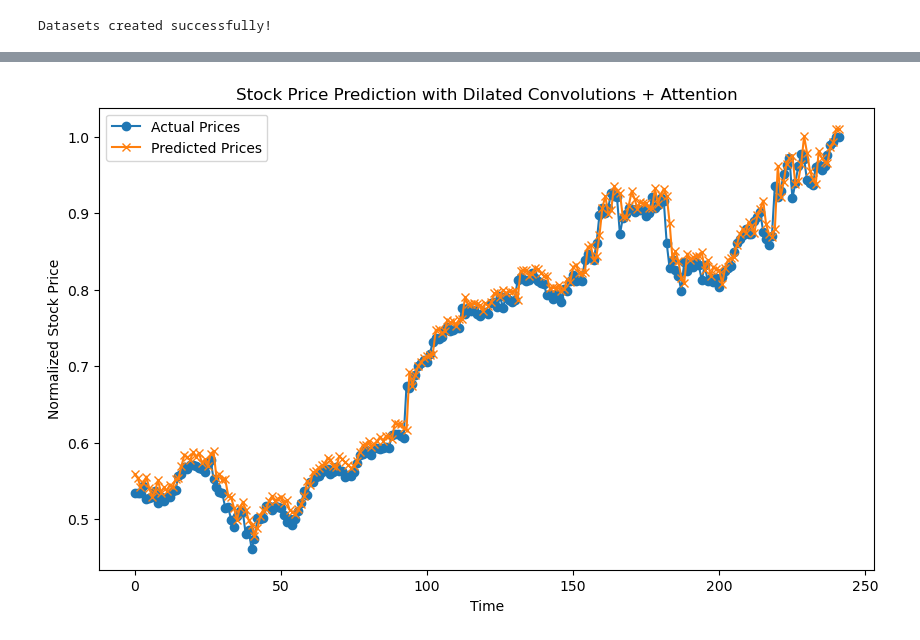
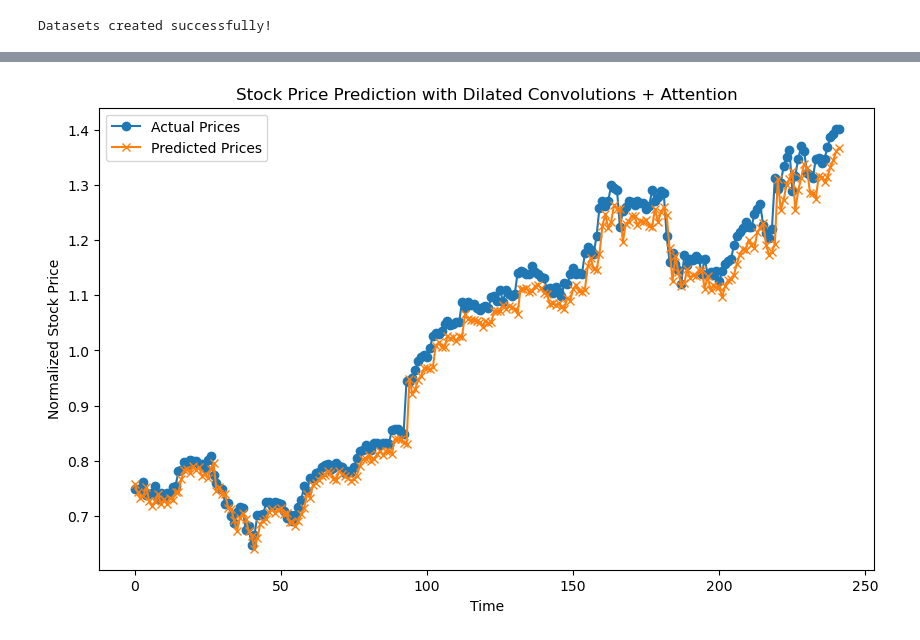
Before and after one commit to gitsouderos/Thesis, a Jupyter notebook: Dilated_Conv_Pipeline.ipynb, the cells around one changed output, grey strips where cells are left out. Cells and saved outputs as stored; diff of their text form; code cells hidden in the pictures.

Commit message:
Dealt with data leakage

```diff
--- a/Dilated_Conv_Pipeline.ipynb
+++ b/Dilated_Conv_Pipeline.ipynb
@@ -22,7 +23,3 @@ df.head()
 | 2 | 2012-09-06 | 96.167145 | 96.898575 | 95.828575 | 96.610001 | 87.288956 | 97799100 |
 | 3 | 2012-09-07 | 96.864288 | 97.497147 | 96.538574 | 97.205711 | 87.827171 | 82416600 |
 | 4 | 2012-09-10 | 97.207146 | 97.612854 | 94.585716 | 94.677139 | 85.542564 | 121999500 |
-# %%
-from sklearn.preprocessing import MinMaxScaler
-scaler = MinMaxScaler()
-df[['Open','High','Low','Close','Volume']] = scaler.fit_transform(df[['Open','High','Low','Close','Volume']])
@@ -45,0 +43,7 @@ test_data = filtered_df.iloc[train_size:]
+# %%
+scaler = MinMaxScaler()
+
+scaler.fit(train_data.loc[:,['Open','High','Low','Close','Volume']])  # Fit only on train
+
+train_data.loc[:,['Open','High','Low','Close','Volume']] = scaler.transform(train_data[['Open','High','Low','Close','Volume']])
+test_data.loc[:,['Open','High','Low','Close','Volume']] = scaler.transform(test_data[['Open','High','Low','Close','Volume']])
@@ -163,6 +222,8 @@ KeyboardInterrupt:
 # Testing {'hidden_size': 32, 'kernel_size': 3, 'dilation_rates': [1, 2, 4, 8], 'num_heads': 8, 'batch_size': 8, 'learning_rate': 0.005, 'epochs': 50}...
 # Test Loss: 0.0002
 
+# Testing {'hidden_size': 32, 'kernel_size': 3, 'dilation_rates': [1, 2, 4], 'num_heads': 2, 'batch_size': 16, 'learning_rate': 0.001, 'epochs': 50}...
+# Test Loss: 0.0005
 input_size = len(feature_columns)  # Number of features
 hidden_size = 32  # Number of output channels from CNN
 kernel_size=3
@@ -170,12 +231,12 @@ dilation_rates=[1, 2, 4,8]
 num_heads=8
 model = AttDiCEm(input_size=input_size, hidden_size=hidden_size, kernel_size=kernel_size, dilation_rates=dilation_rates, num_heads=num_heads)
 
-train_loader = DataLoader(train_dataset, batch_size=32, shuffle=True)
-test_loader = DataLoader(test_dataset, batch_size=32, shuffle=False)
+train_loader = DataLoader(train_dataset, batch_size=8, shuffle=True)
+test_loader = DataLoader(test_dataset, batch_size=8, shuffle=False)
 
 # Loss and optimizer
 criterion = nn.MSELoss()
-optimizer = torch.optim.Adam(model.parameters(), lr=5e-3)
+optimizer = torch.optim.Adam(model.parameters(), lr=1e-3)
 
 # Training loop
 epochs = 50
@@ -230 +291 @@ Epoch 50/50, Loss: 0.00012303193216212094
-[figure, old version]
+[figure, new version]
```
Also changed, not shown: parts of 10 cells of this notebook.
